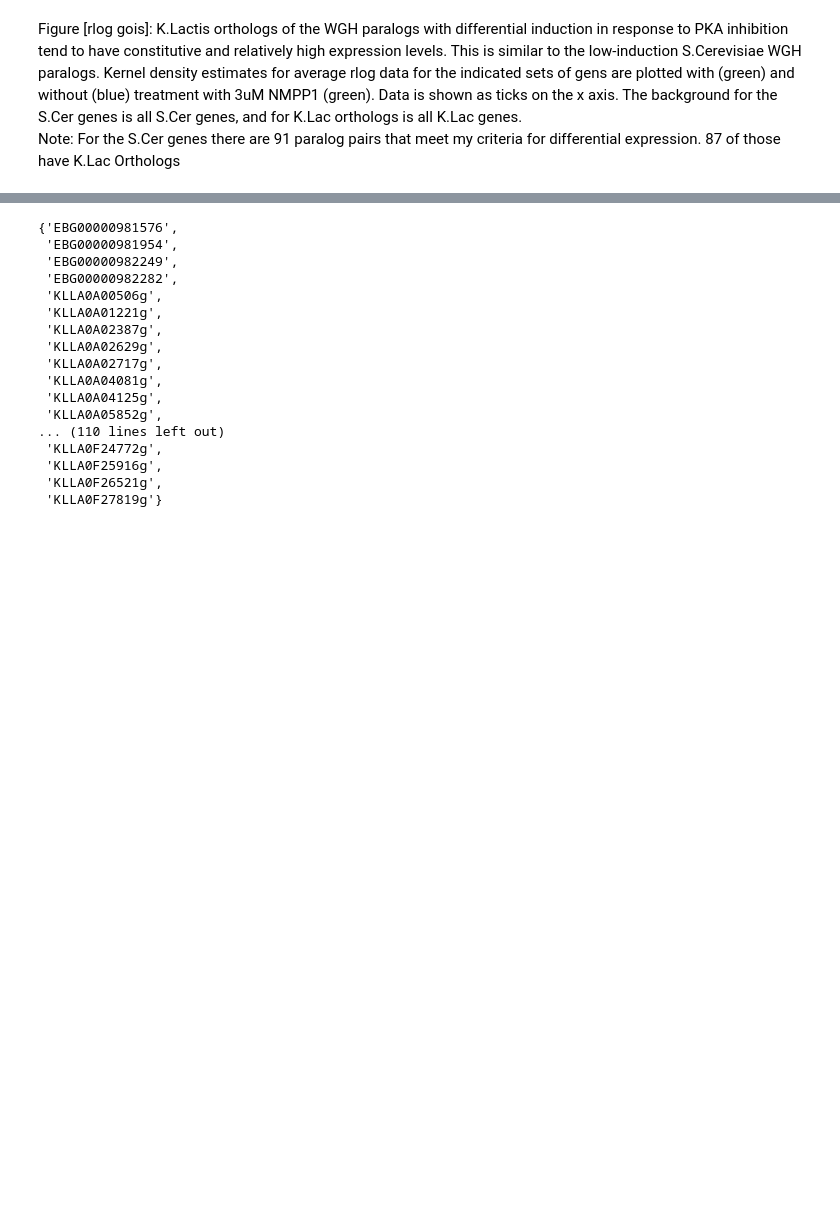
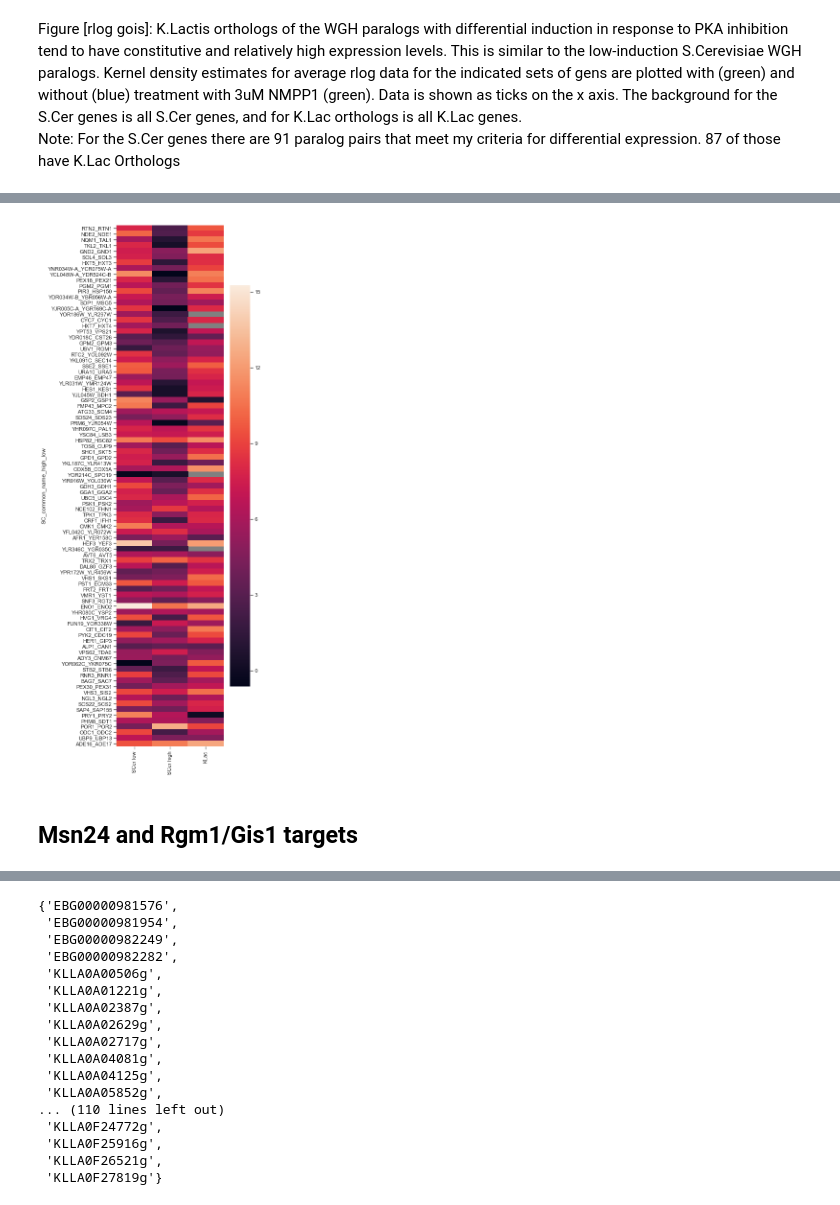
Before and after one commit to heineike02/yeast_esr_expression_analysis, a Jupyter notebook: scripts/20181116_klscpka_r1g1_m24_cross_species_comparison.ipynb, the cells around one changed output, grey strips where cells are left out. Saved outputs shown, nothing was run; the diff lists cells and outputs as text; code cells hidden in the pictures; blank space fills up the shorter version.

```diff
--- a/scripts/20181116_klscpka_r1g1_m24_cross_species_comparison.ipynb
+++ b/scripts/20181116_klscpka_r1g1_m24_cross_species_comparison.ipynb
@@ -469,3 +479,18 @@ Note: For the S.Cer genes there are 91 paralog pairs that meet my criteria for d
+# %%
+rlog_sorted = ohnologs_goi_kl_data_left.loc[:,['AS_WT_cont_mean_low', 'AS_WT_cont_mean_high', 'AS_WT_cont_mean']]
+
+fig_rlog, ax_rlog = plt.subplots(figsize=(5,20))
+
+sns.heatmap(rlog_sorted,ax=ax_rlog)
+
+ax_rlog.set_facecolor("grey")
+ax_rlog.set_xticklabels(['SCer low', 'SCer high', 'KLac'])
+
+fig_rlog.savefig(os.path.normpath('C:/Users/BMH_work/Google Drive/UCSF/ElSamad_Lab/PKA/Manuscript/rlog_goi.svg'))
+# %% [output]
+[figure, added]
+# %% [markdown]
+## Msn24 and Rgm1/Gis1 targets
 # %%
 # Load gene lists from both species
 
```
Also changed, not shown: parts of 10 cells of this notebook, 1 other file.
